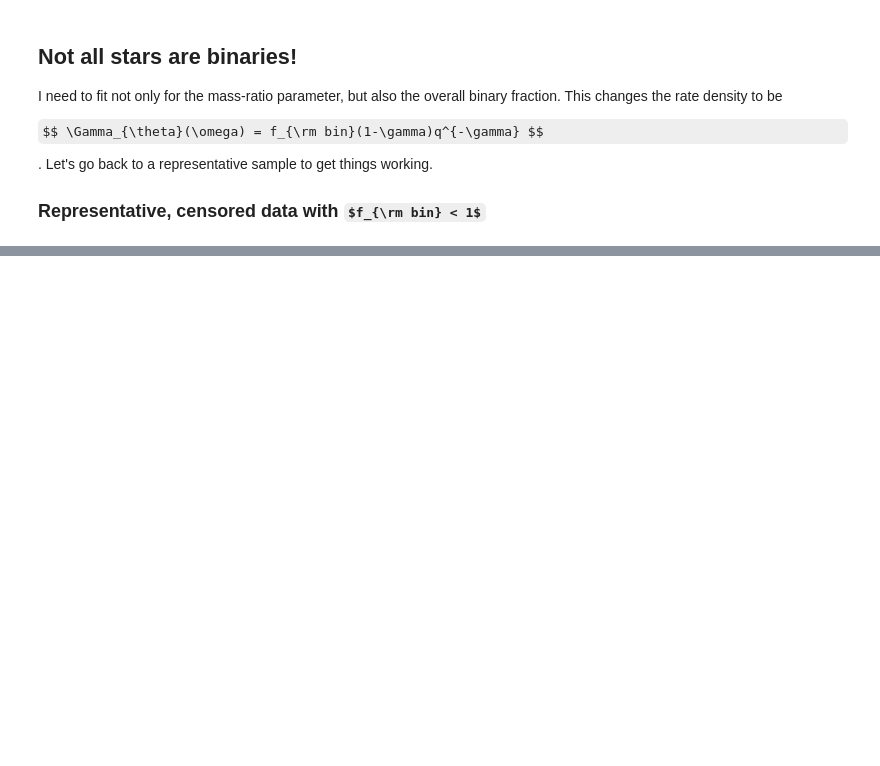
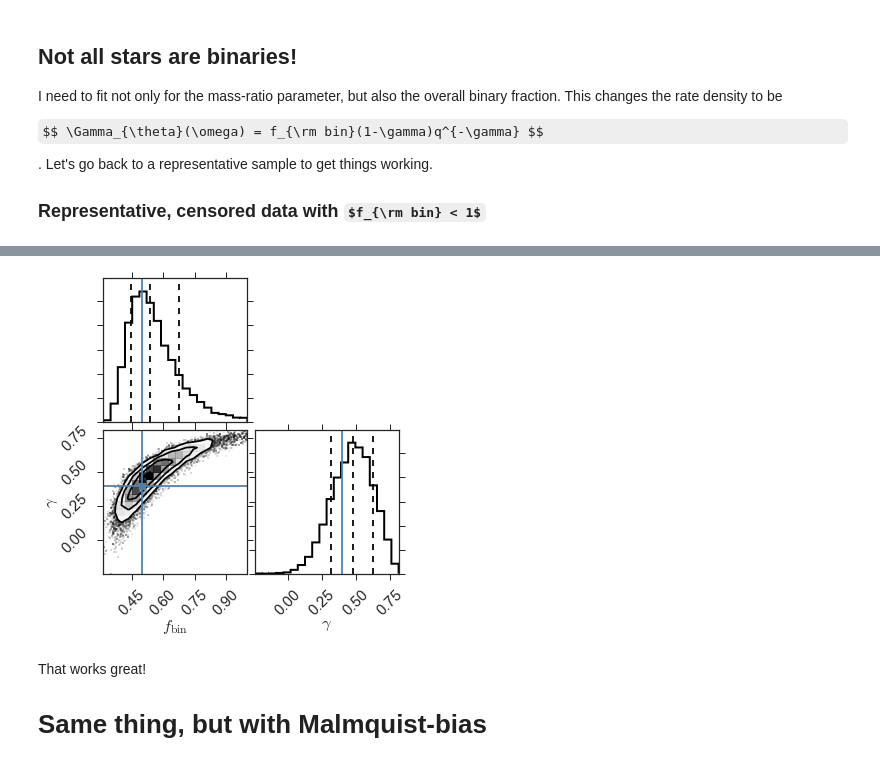
Before and after one commit to kgullikson88/BinaryInference, a Jupyter notebook: Method_Summary.ipynb, the cells around one changed output, grey strips where cells are left out. Drawn from its saved outputs; the diff is of its cells as text; code cells hidden in the pictures; some formulas as TeX source; blank space fills up the shorter version.

```diff
--- a/Method_Summary.ipynb
+++ b/Method_Summary.ipynb
@@ -501,3 +506,14 @@ Generating posterior plot...
 # %%
 par_ranges = [[0, 1.0], [0, 0.999]]
 censored_fitter.fit(backend='emcee', n_burn=150, n_prod=400, nwalkers=100, guess=False, initial_pars=par_ranges)
+# %%
+# Soft censor only
+censored_fitter.triangle(truths=(0.5, 0.4), hist_kwargs=dict(lw=2), quantiles=(0.16, 0.5, 0.84))
+plt.savefig('Figures/Triangle_representative_fbin.pdf')
+plt.savefig('Figures/Triangle_representative_fbin.png')
+# %% [output]
+[figure, added]
+# %% [markdown]
+That works great!
+
+# Same thing, but with Malmquist-bias
```
Also changed, not shown: parts of 8 cells of this notebook, 4 other files.
